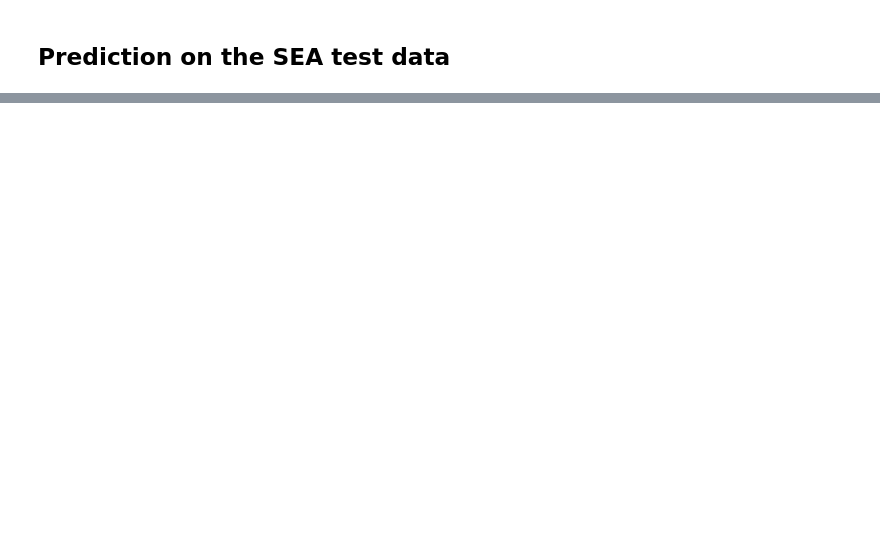
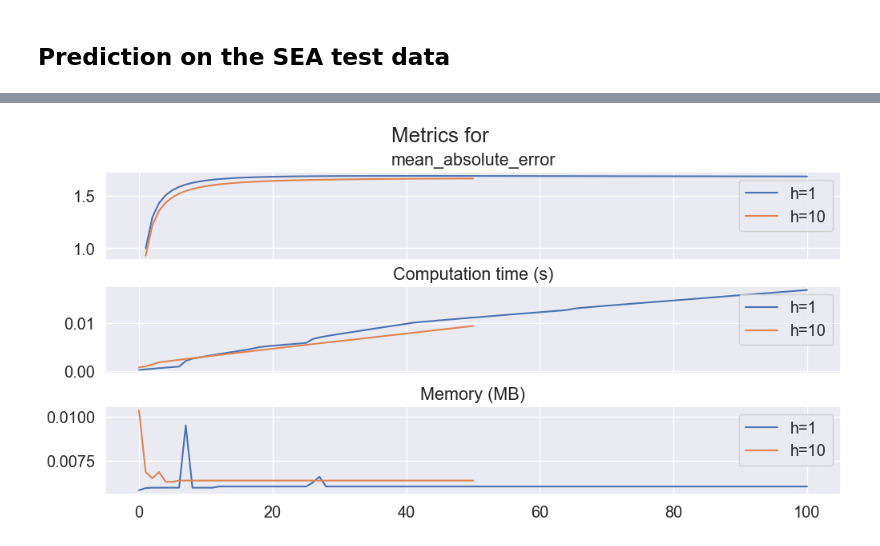
Before and after one commit to sn-code-inside/online-machine-learning, a Jupyter notebook: ch05.ipynb, the cells around one changed output, grey strips where cells are left out. Saved outputs shown, nothing was run; the diff lists cells and outputs as text; code cells hidden in the pictures; blank space fills up the shorter version.

```diff
--- a/ch05.ipynb
+++ b/ch05.ipynb
@@ -367,0 +599,6 @@ ax.set_ylabel("True Label", fontsize=15)
+# %%
+from spotRiver.evaluation.eval_bml import plot_bml_oml_horizon_metrics, plot_bml_oml_horizon_predictions
+df_labels=["h=1", "h=10"]
+plot_bml_oml_horizon_metrics(df_eval = [df_eval_1, df_eval_2], log_y=False, df_labels=df_labels, metric=metric, cumulative=True, filename="./figures/ch05_fig_bml_oml_horizon_10_metrics_cumulative.pdf")
+# %% [output]
+[figure, added]
```
Also changed, not shown: parts of 27 cells of this notebook.
